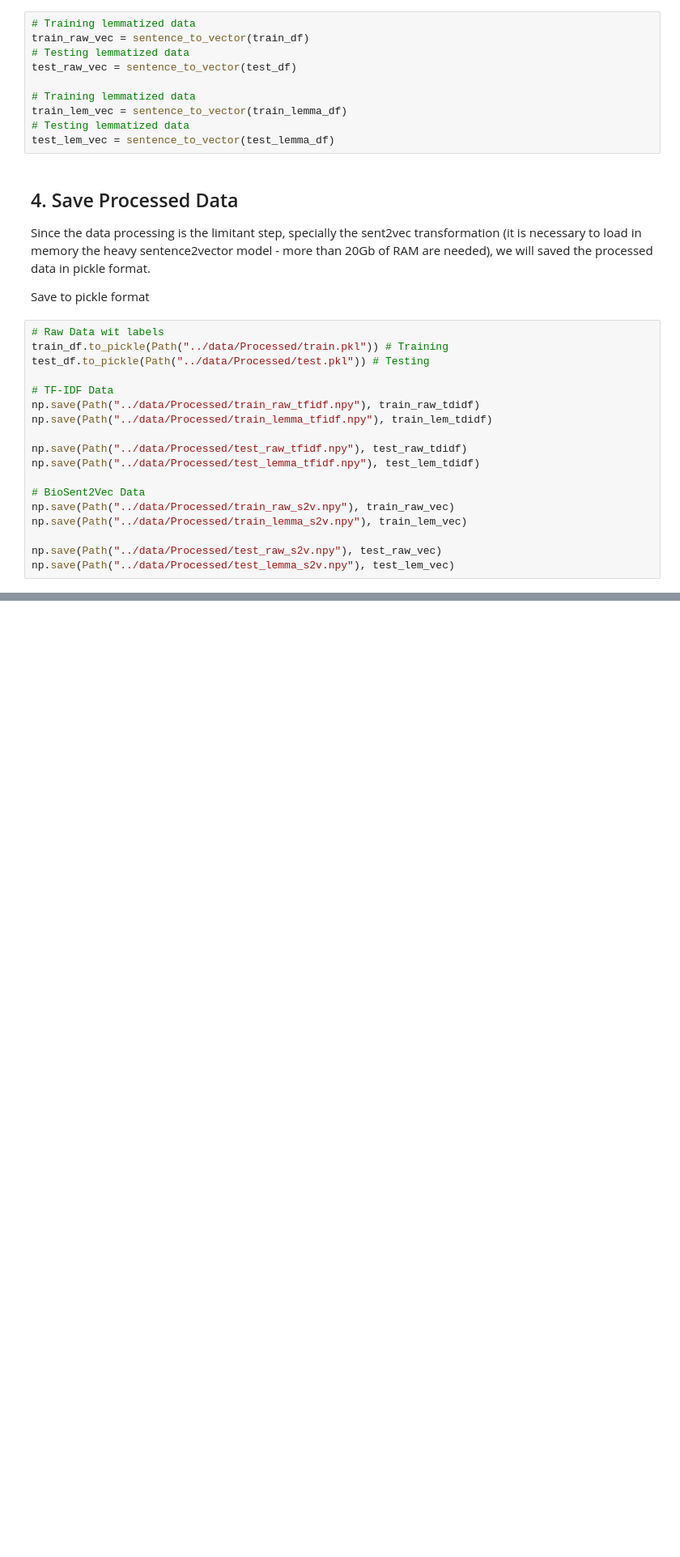
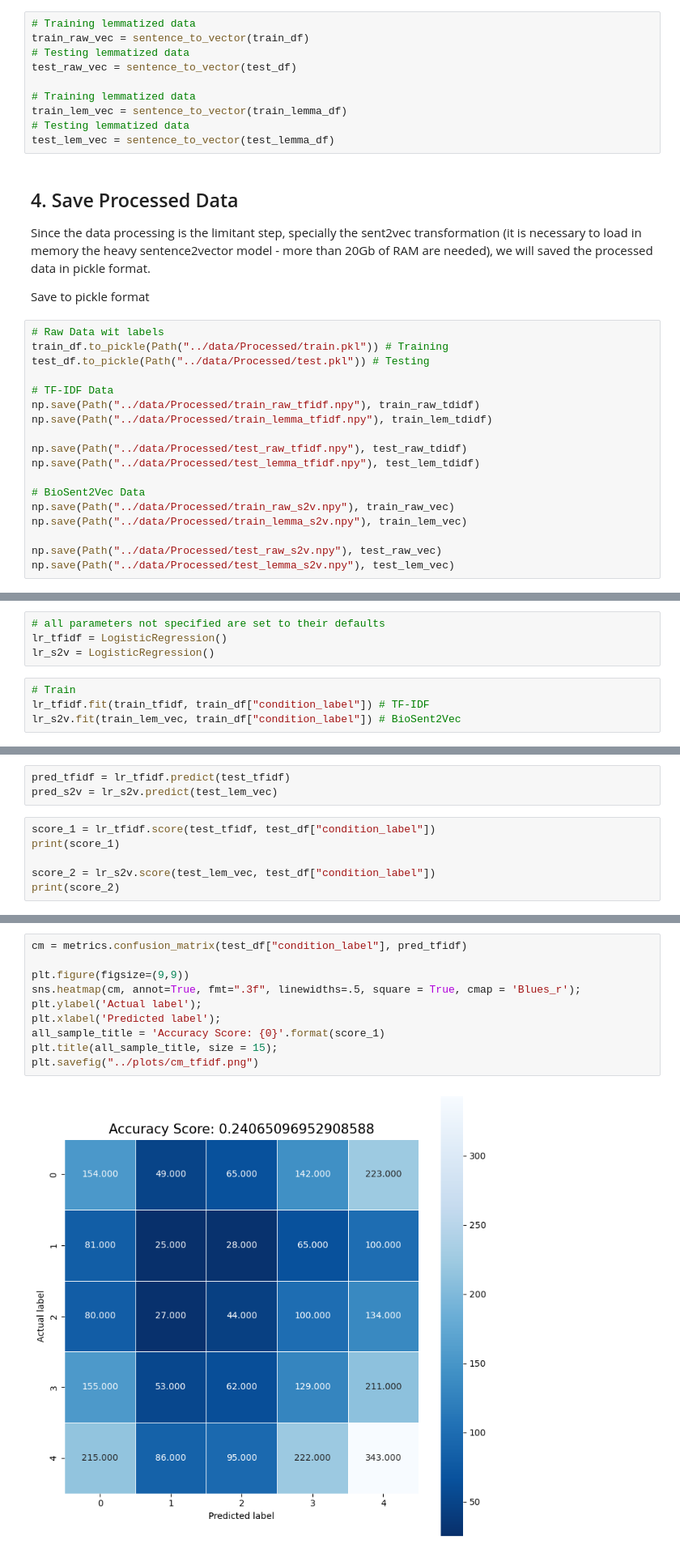
Before and after one commit to drojasca98/Medical-Text-Classification, a Jupyter notebook: python/1_data_processing.ipynb, the cells around one changed output, grey strips where cells are left out. Shown at 81% size. Drawn from its saved outputs; the diff is of its cells as text; blank space fills up the shorter version.

```diff
--- a/python/1_data_processing.ipynb
+++ b/python/1_data_processing.ipynb
@@ -350,0 +372,8 @@ np.save(Path("../data/Processed/test_lemma_s2v.npy"), test_lem_vec)
+# %%
+# all parameters not specified are set to their defaults
+lr_tfidf = LogisticRegression()
+lr_s2v = LogisticRegression()
+# %%
+# Train
+lr_tfidf.fit(train_tfidf, train_df["condition_label"]) # TF-IDF
+lr_s2v.fit(train_lem_vec, train_df["condition_label"]) # BioSent2Vec
@@ -350,0 +389,9 @@ np.save(Path("../data/Processed/test_lemma_s2v.npy"), test_lem_vec)
+# %%
+pred_tfidf = lr_tfidf.predict(test_tfidf)
+pred_s2v = lr_s2v.predict(test_lem_vec)
+# %%
+score_1 = lr_tfidf.score(test_tfidf, test_df["condition_label"])
+print(score_1)
+
+score_2 = lr_s2v.score(test_lem_vec, test_df["condition_label"])
+print(score_2)
@@ -350,0 +405,12 @@ np.save(Path("../data/Processed/test_lemma_s2v.npy"), test_lem_vec)
+# %%
+cm = metrics.confusion_matrix(test_df["condition_label"], pred_tfidf)
+
+plt.figure(figsize=(9,9))
+sns.heatmap(cm, annot=True, fmt=".3f", linewidths=.5, square = True, cmap = 'Blues_r');
+plt.ylabel('Actual label');
+plt.xlabel('Predicted label');
+all_sample_title = 'Accuracy Score: {0}'.format(score_1)
+plt.title(all_sample_title, size = 15);
+plt.savefig("../plots/cm_tfidf.png")
+# %% [output]
+[figure, added]
```
Also changed, not shown: parts of 17 cells of this notebook, 2 other files.
